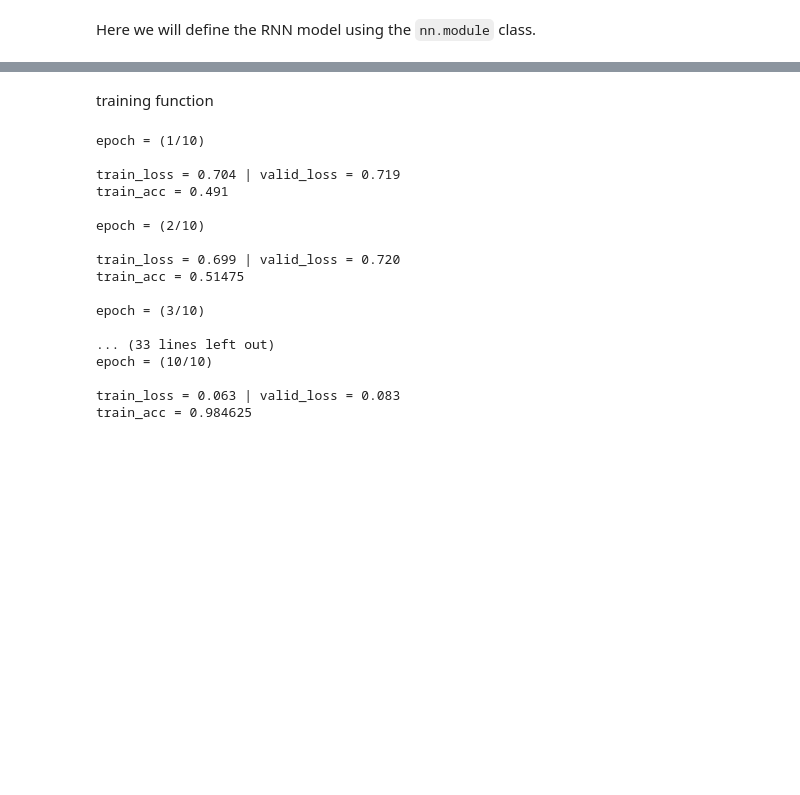
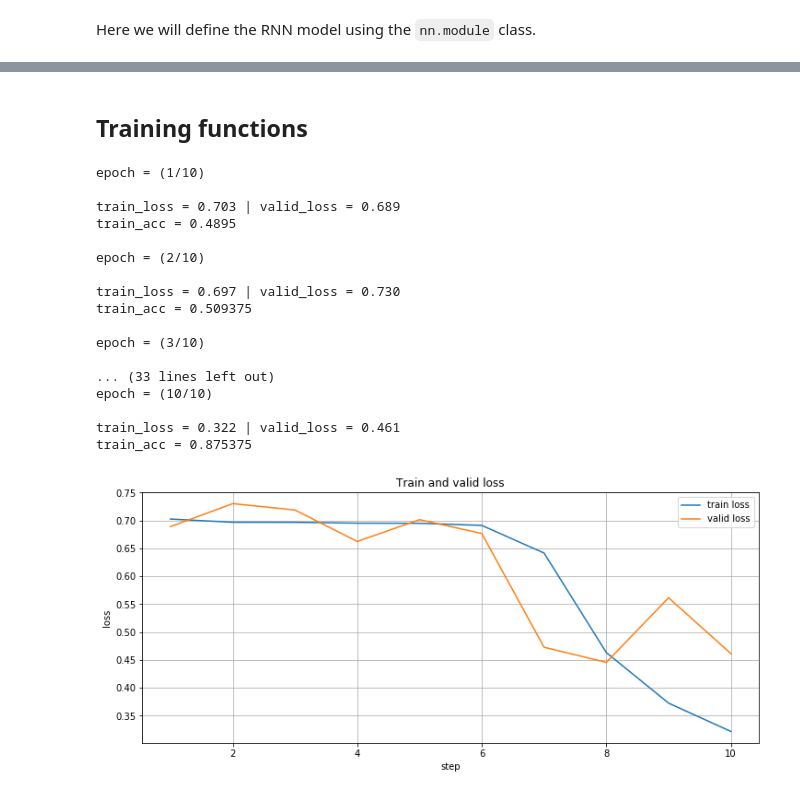
Before and after one commit to felipessalvatore/ContraQA, a Jupyter notebook: contra_qa/train/first_train_b1.ipynb, the cells around one changed output, grey strips where cells are left out. Drawn from its saved outputs; the diff is of its cells as text; code cells hidden in the pictures; blank space fills up the shorter version.

```diff
--- a/contra_qa/train/first_train_b1.ipynb
+++ b/contra_qa/train/first_train_b1.ipynb
@@ -396,3 +404,3 @@ plot_confusion_matrix(truth=labels.numpy(),
-# %% [markdown]
-training function
+# %% [markdown]
+## Training functions
 # %%
@@ -474,20 +529,24 @@ def training_loop_text_classification(model, config, dataholder, model_path, ver
 # %%
-training_loop_text_classification(model, config, b1data, "rnn.pkl")
+training_loop_text_classification(model,
+                                  config,
+                                  b1data,
+                                  "rnn.pkl")
 # %% [output]
 epoch = (1/10)
 
-train_loss = 0.704 | valid_loss = 0.719
-train_acc = 0.491
+train_loss = 0.703 | valid_loss = 0.689
+train_acc = 0.4895
 
 epoch = (2/10)
 
-train_loss = 0.699 | valid_loss = 0.720
-train_acc = 0.51475
+train_loss = 0.697 | valid_loss = 0.730
+train_acc = 0.509375
 
 epoch = (3/10)
 
 ... (33 lines left out)
 epoch = (10/10)
 
-train_loss = 0.063 | valid_loss = 0.083
-train_acc = 0.984625
+train_loss = 0.322 | valid_loss = 0.461
+train_acc = 0.875375
+[figure, added]
```
Also changed, not shown: parts of 30 cells of this notebook, 1 other file.
